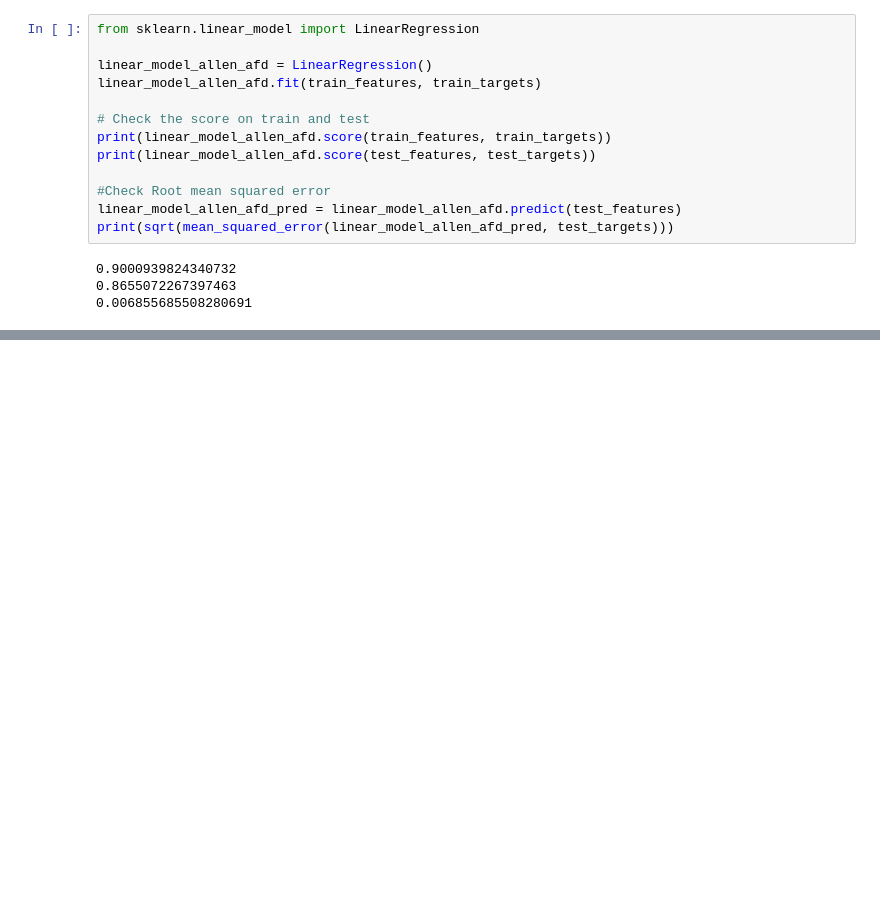
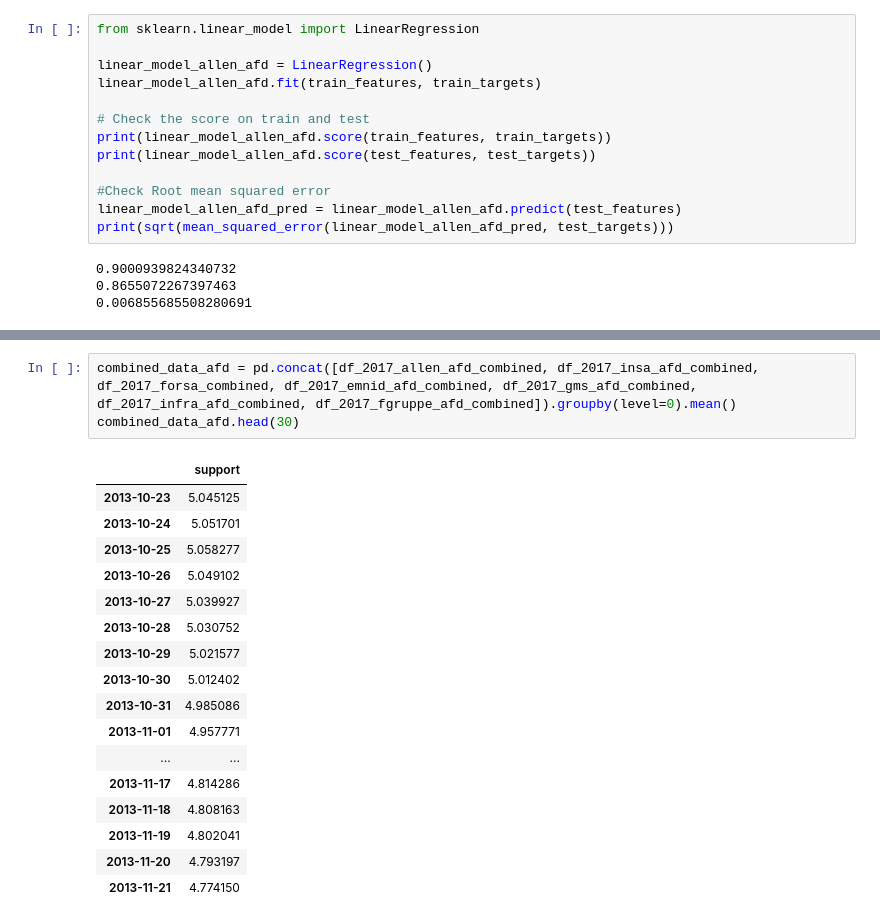
Before and after one commit to huydang90/Predicting-German-Election, a Jupyter notebook: Code/Predict-German-Election-Modelling.ipynb, the cells around one changed output, grey strips where cells are left out. Cells and saved outputs as stored; diff of their text form; blank space fills up the shorter version.

```diff
--- a/Code/Predict-German-Election-Modelling.ipynb
+++ b/Code/Predict-German-Election-Modelling.ipynb
@@ -1304,0 +1322,21 @@ print(sqrt(mean_squared_error(linear_model_allen_afd_pred, test_targets)))
+# %%
+combined_data_afd = pd.concat([df_2017_allen_afd_combined, df_2017_insa_afd_combined, df_2017_forsa_combined, df_2017_emnid_afd_combined, df_2017_gms_afd_combined, df_2017_infra_afd_combined, df_2017_fgruppe_afd_combined]).groupby(level=0).mean()
+combined_data_afd.head(30)
+# %% [output]
+|  | support |
+| 2013-10-23 | 5.045125 |
+| 2013-10-24 | 5.051701 |
+| 2013-10-25 | 5.058277 |
+| 2013-10-26 | 5.049102 |
+| 2013-10-27 | 5.039927 |
+| 2013-10-28 | 5.030752 |
+| 2013-10-29 | 5.021577 |
+| 2013-10-30 | 5.012402 |
+| 2013-10-31 | 4.985086 |
+| 2013-11-01 | 4.957771 |
+| ... | ... |
+| 2013-11-17 | 4.814286 |
+| 2013-11-18 | 4.808163 |
+| 2013-11-19 | 4.802041 |
+| 2013-11-20 | 4.793197 |
+| 2013-11-21 | 4.774150 |
```
Also changed, not shown: parts of 10 cells of this notebook.
